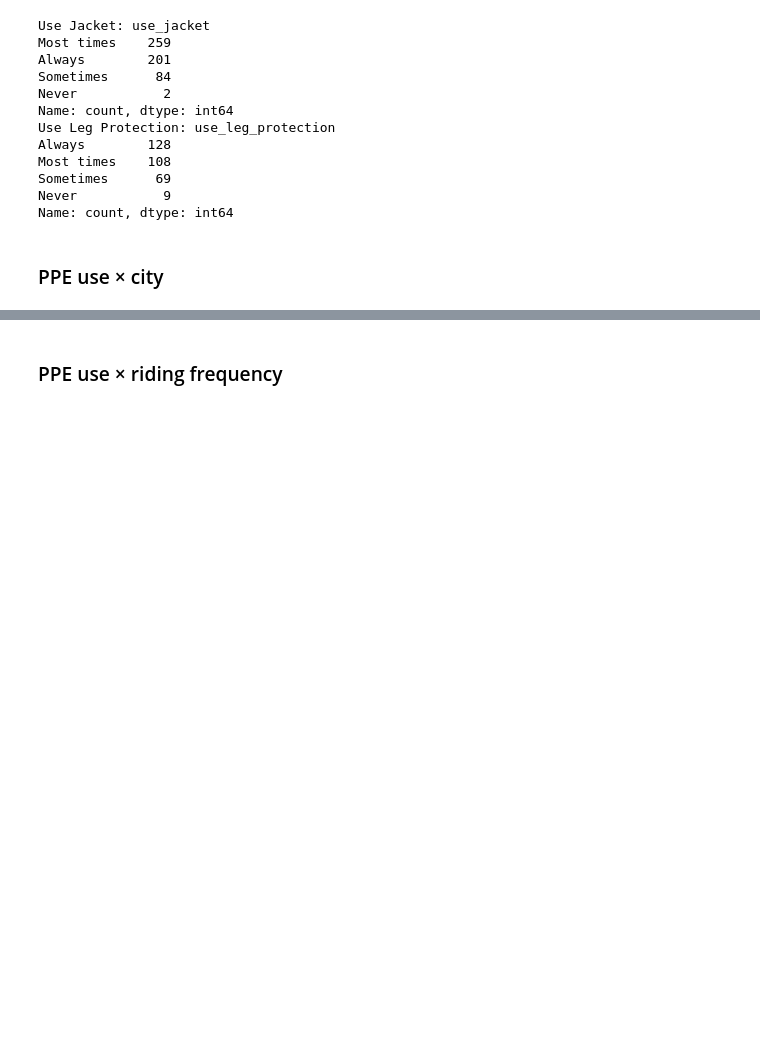
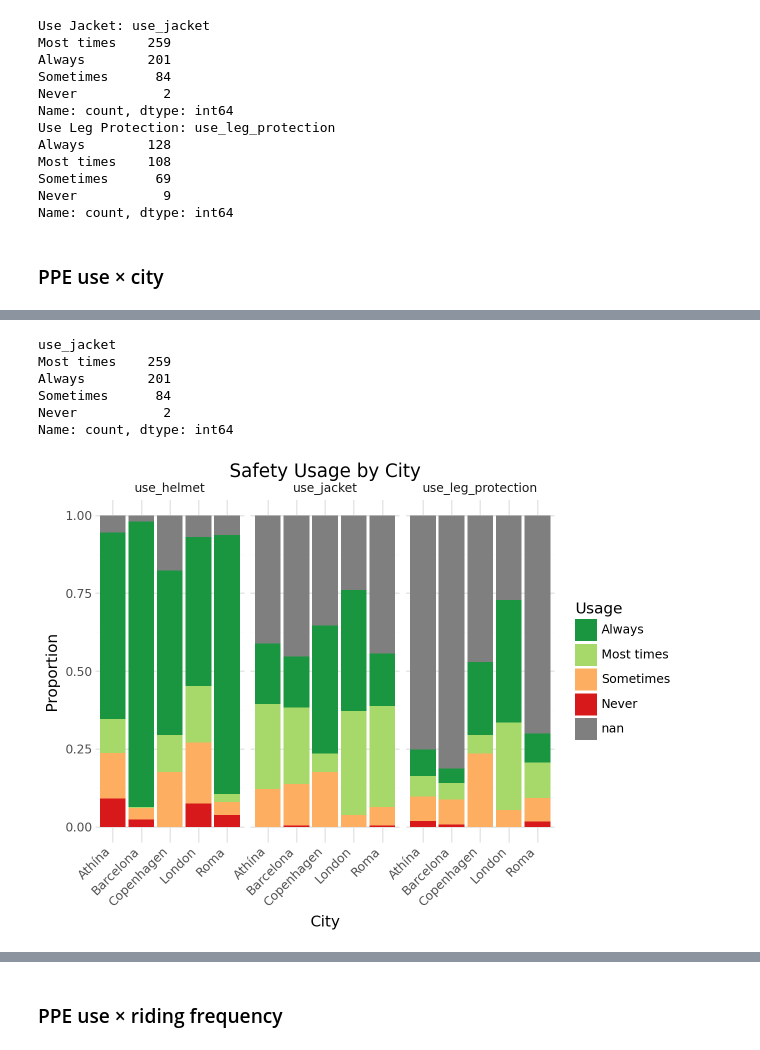
Before and after one commit to IMPROVA-RoadSafety/Motocycle_analysis, a Jupyter notebook: notebooks/02_explore_motocycle_profiles.ipynb, the cells around one changed output, grey strips where cells are left out. Saved outputs shown, nothing was run; the diff lists cells and outputs as text; code cells hidden in the pictures; blank space fills up the shorter version.

Commit message:
Use a proxy for helmet usage

```diff
--- a/notebooks/02_explore_motocycle_profiles.ipynb
+++ b/notebooks/02_explore_motocycle_profiles.ipynb
@@ -131,6 +183,10 @@ motocycle_df['City'] = (
     .stack()
     .reset_index(level=1, drop=True)
 )
+
+# Replace 'Athína' with 'Athens' in the City column
+motocycle_df['City'] = motocycle_df['City'].replace('Athína', 'Athens')
+
 print(motocycle_df[['City']].value_counts())
 # %% [output]
 City
@@ -404,3 +471,12 @@ Name: count, dtype: int64
+# %%
+motocycle_df["use_jacket"].value_counts()
+# %% [output]
+use_jacket
+Most times    259
+Always        201
+Sometimes      84
+Never           2
+Name: count, dtype: int64
 # %%
 # Reshaping for a combined view
 safety_melted = motocycle_df.melt(
@@ -427,6 +503,60 @@ safety_melted['Usage'] = pd.Categorical(
     + theme_minimal()
     + theme(axis_text_x=element_text(rotation=45, hjust=1))
 ).save(FIGURES_DIR / "safety_usage_by_city_with_nan.png", dpi=300)
+# %%
+import pandas as pd
+import numpy as np
+
+# 1. Define the mapping logic
+# We map the "Not wear" frequency to the "Usage" equivalent.
+# Note: We merge 3 (Sometimes) and 4 (Often) not wearing into 'Sometimes' wearing
+# to fit your 4-point scale.
+helmet_map = {
+    1.0: 'Always',      # Never "not wear" -> Always wear
+    2.0: 'Most times',  # Rarely "not wear" -> Most times wear
+    3.0: 'Sometimes',   # Sometimes "not wear" -> Sometimes wear
+    4.0: 'Sometimes',   # Often "not wear" -> Still technically "Sometimes" wear
+    5.0: 'Never'        # Always "not wear" -> Never wear
+}
+
+# 2. Create the new standardized column
+# Assuming the column in your df is named 'not_wear_helmet'
+motocycle_df['use_helmet'] = motocycle_df['P7_3'].map(helmet_map)
+# If they do not use the equipment, we make the value NaN to exclude them from the plot (since the plot focuses on usage frequency among users)
+motocycle_df.loc[motocycle_df['P8#1'] == 0, 'use_helmet'] = pd.NA
+# 3. Define your order (Crucial for the plot legend/colors)
+safety_usage_order = ['Always', 'Most times', 'Sometimes', 'Never']
+
+# 4. Melt with the new column included
+safety_melted = motocycle_df.melt(
+    id_vars=['City'],
+    # Add 'use_helmet' to the list here
+    value_vars=['use_jacket', 'use_leg_protection', 'use_helmet'],
+    var_name='Equipment',
+    value_name='Usage'
+)
+
+# 5. Enforce categorical order
+safety_melted['Usage'] = pd.Categorical(
+    safety_melted['Usage'],
+    categories=safety_usage_order,
+    ordered=True
+)
+
+(
+    ggplot(safety_melted, aes(x='City', fill='Usage'))
+    + geom_bar(position="fill")
+    + facet_wrap('~Equipment')
+    # RdYlGn goes Red -> Green.
+    # Since 'Always' is usually the first category and 'Never' the last,
+    # you likely want Green first. Ensure direction aligns with your order.
+    + scale_fill_brewer(type="div", palette="RdYlGn", direction=-1)
+    + labs(y="Proportion", title="Safety Usage by City")
+    + theme_minimal()
+    + theme(axis_text_x=element_text(rotation=45, hjust=1))
+)
+# %% [output]
+[figure, added]
 # %%
 import pandas as pd
 from plotnine import *
```
Also changed, not shown: parts of 27 cells of this notebook.
